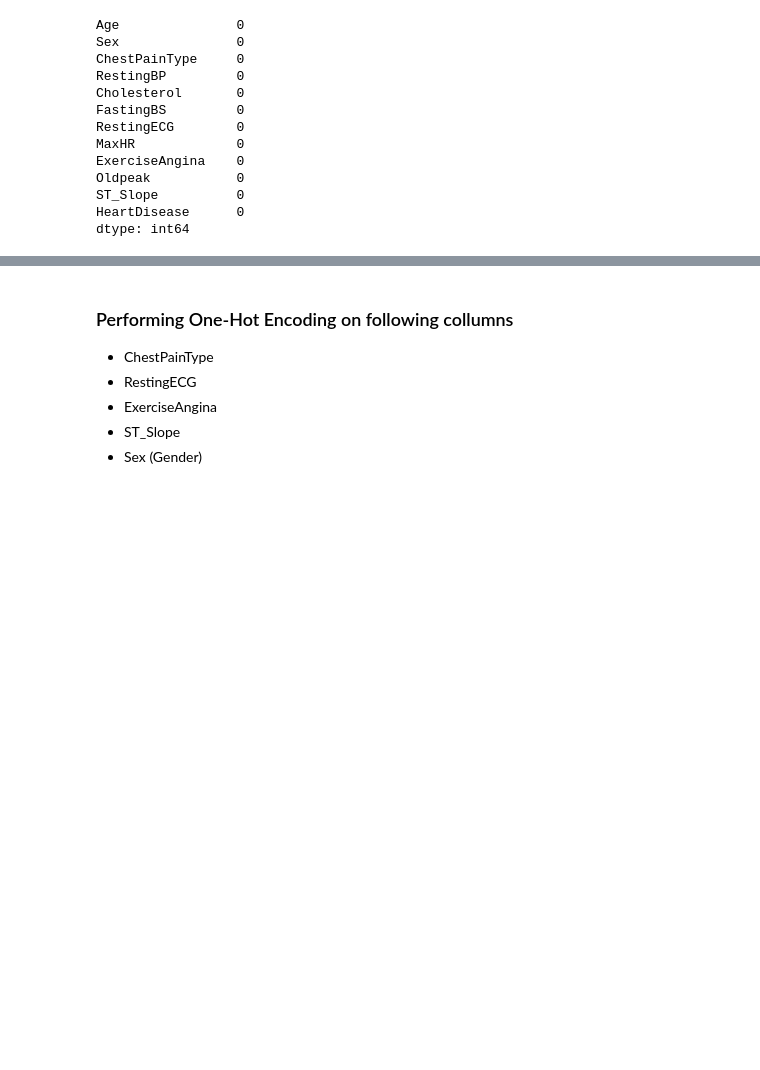
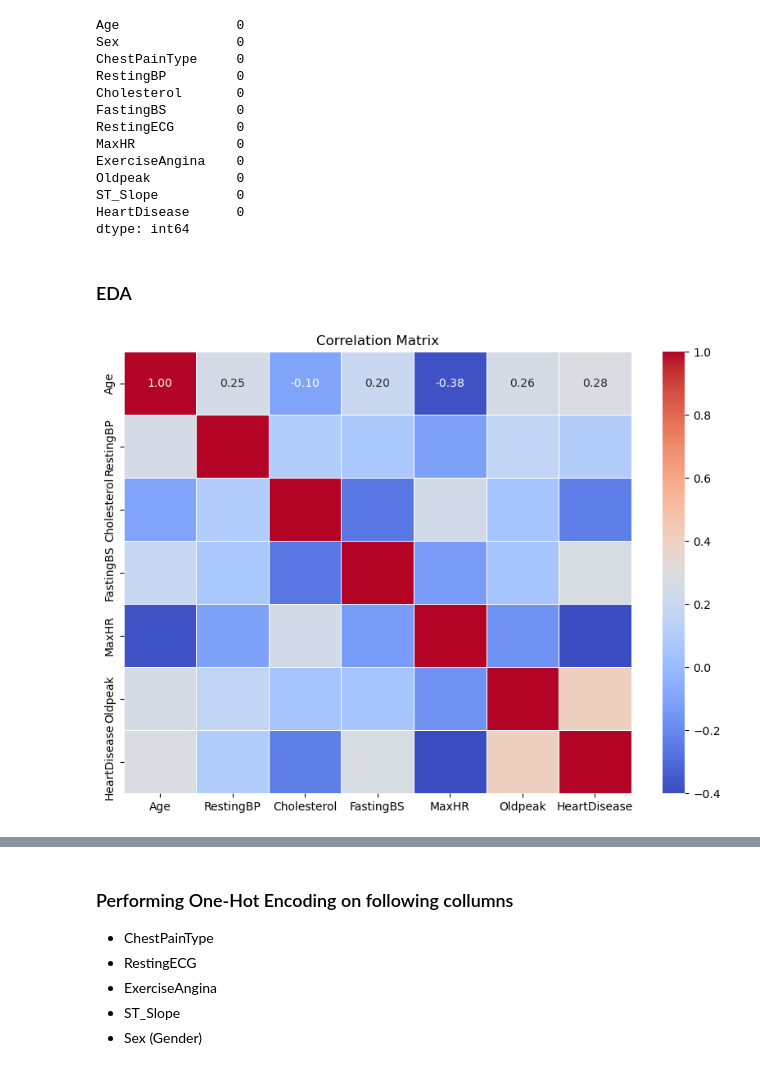
Before and after one commit to sahand-salmani/heart-disease-classification, a Jupyter notebook: heart_attack_classification.ipynb, the cells around one changed output, grey strips where cells are left out. Drawn from its saved outputs; the diff is of its cells as text; code cells hidden in the pictures; blank space fills up the shorter version.

```diff
--- a/heart_attack_classification.ipynb
+++ b/heart_attack_classification.ipynb
@@ -1,10 +1,12 @@
 # %%
+import warnings
 import numpy as np
 import pandas as pd
 import seaborn as sns
 from sklearn.svm import SVC
 import plotly.express as px
 import matplotlib.pyplot as plt
+from matplotlib import rcParams
 from sklearn.naive_bayes import GaussianNB
 from sklearn.preprocessing import StandardScaler
 from sklearn.linear_model import LogisticRegression
@@ -12,6 +14,10 @@ from sklearn.neighbors import KNeighborsClassifier
 from sklearn.ensemble import RandomForestClassifier
 from sklearn.model_selection import train_test_split
 from sklearn.metrics import accuracy_score, classification_report
+
+
+rcParams['figure.figsize'] = (10,7)
+warnings.filterwarnings('ignore')
 # %%
 df = pd.read_csv('heart.csv')
 df_copy = df.copy()
@@ -42,3 +48,11 @@ Oldpeak           0
 ST_Slope          0
 HeartDisease      0
 dtype: int64
+# %% [markdown]
+### EDA
+# %%
+sns.heatmap(df_numeric.corr(), annot=True, cmap='coolwarm', fmt=".2f", linewidths=0.5)
+plt.title('Correlation Matrix')
+plt.show()
+# %% [output]
+[figure, added]
```
Also changed, not shown: parts of 6 cells of this notebook.
